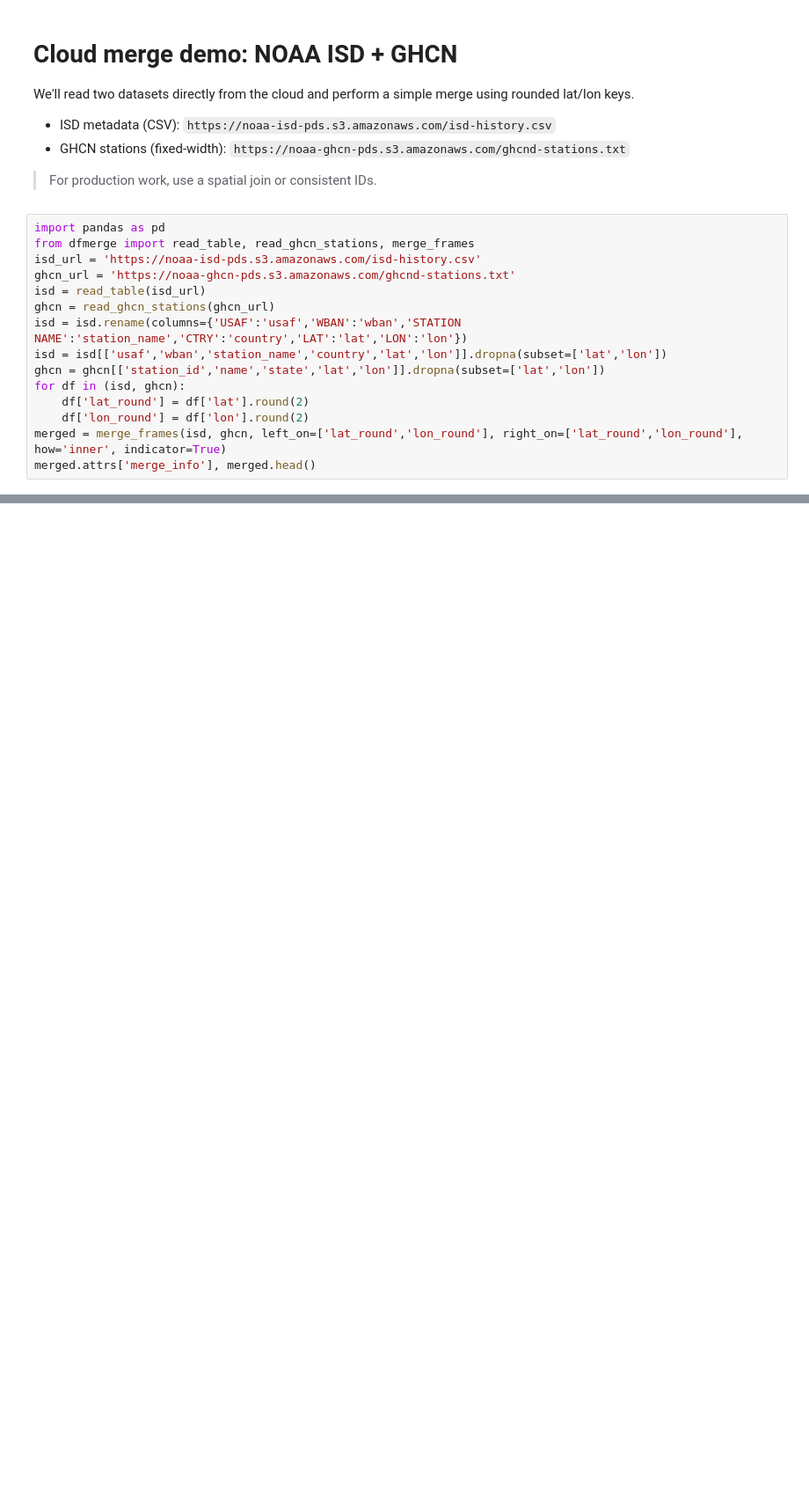
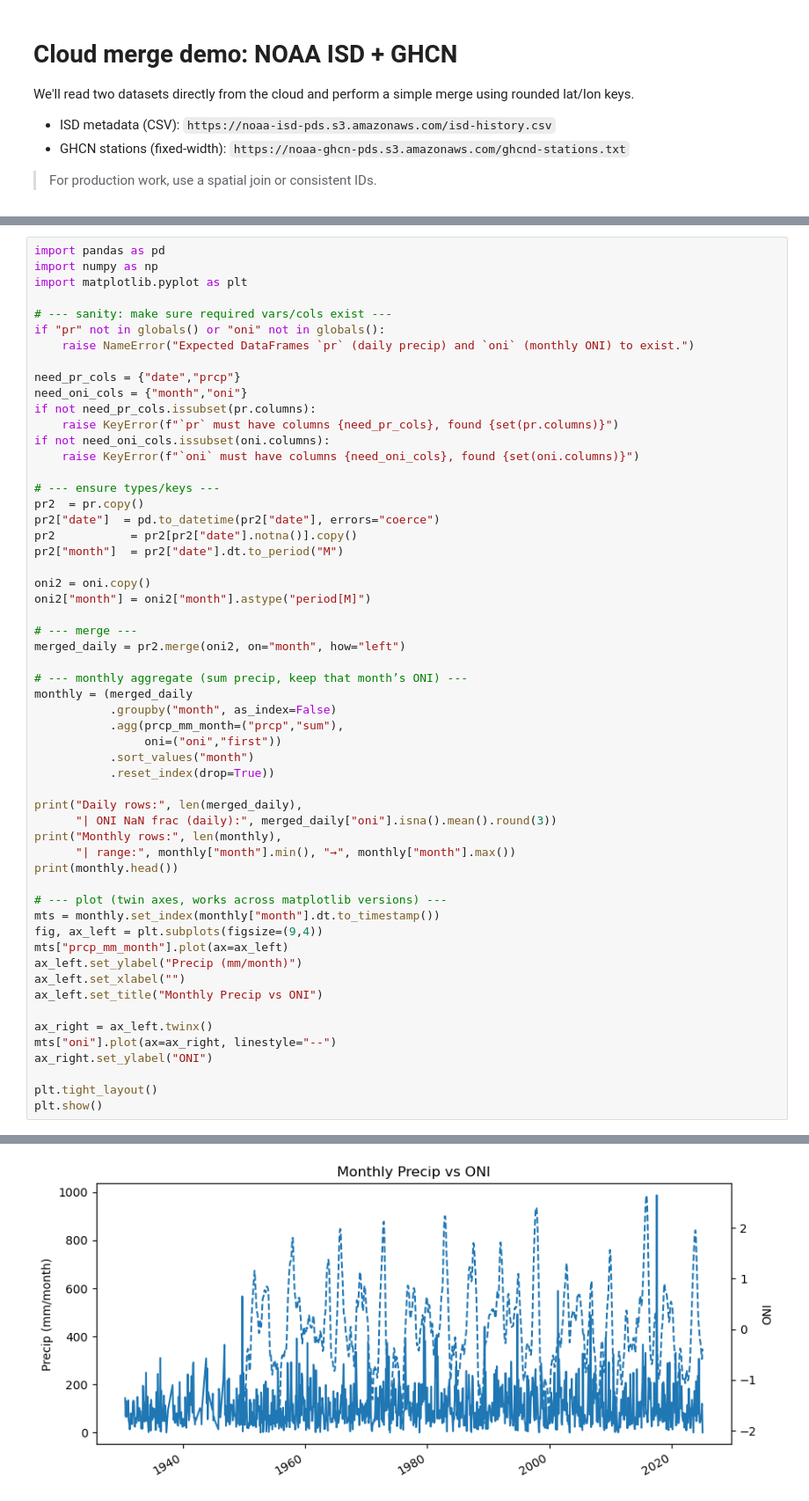
Before and after one commit to zdaq12/ATMS-523-Module-4-CheckIn, a Jupyter notebook: notebooks/merge_demo.ipynb, the cells around one changed output, grey strips where cells are left out. Shown: that part at 88% size. Saved outputs shown, nothing was run; the diff lists cells and outputs as text; blank space fills up the shorter version.

```diff
--- a/notebooks/merge_demo.ipynb
+++ b/notebooks/merge_demo.ipynb
@@ -6,18 +6,3 @@ We'll read two datasets directly from the cloud and perform a simple merge using
 - GHCN stations (fixed-width): `https://noaa-ghcn-pds.s3.amazonaws.com/ghcnd-stations.txt`
 
 > For production work, use a spatial join or consistent IDs.
-# %%
-import pandas as pd
-from dfmerge import read_table, read_ghcn_stations, merge_frames
-isd_url = 'https://noaa-isd-pds.s3.amazonaws.com/isd-history.csv'
-ghcn_url = 'https://noaa-ghcn-pds.s3.amazonaws.com/ghcnd-stations.txt'
-isd = read_table(isd_url)
-ghcn = read_ghcn_stations(ghcn_url)
-isd = isd.rename(columns={'USAF':'usaf','WBAN':'wban','STATION NAME':'station_name','CTRY':'country','LAT':'lat','LON':'lon'})
-isd = isd[['usaf','wban','station_name','country','lat','lon']].dropna(subset=['lat','lon'])
-ghcn = ghcn[['station_id','name','state','lat','lon']].dropna(subset=['lat','lon'])
-for df in (isd, ghcn):
-    df['lat_round'] = df['lat'].round(2)
-    df['lon_round'] = df['lon'].round(2)
-merged = merge_frames(isd, ghcn, left_on=['lat_round','lon_round'], right_on=['lat_round','lon_round'], how='inner', indicator=True)
-merged.attrs['merge_info'], merged.head()
@@ -26,0 +88,57 @@ outer.attrs['merge_info'], outer['_merge'].value_counts().to_frame('count')
+# %%
+import pandas as pd
+import numpy as np
+import matplotlib.pyplot as plt
+
+# --- sanity: make sure required vars/cols exist ---
+if "pr" not in globals() or "oni" not in globals():
+    raise NameError("Expected DataFrames `pr` (daily precip) and `oni` (monthly ONI) to exist.")
+
+need_pr_cols = {"date","prcp"}
+need_oni_cols = {"month","oni"}
+if not need_pr_cols.issubset(pr.columns):
+    raise KeyError(f"`pr` must have columns {need_pr_cols}, found {set(pr.columns)}")
+if not need_oni_cols.issubset(oni.columns):
+    raise KeyError(f"`oni` must have columns {need_oni_cols}, found {set(oni.columns)}")
+
+# --- ensure types/keys ---
+pr2  = pr.copy()
+pr2["date"]  = pd.to_datetime(pr2["date"], errors="coerce")
+pr2           = pr2[pr2["date"].notna()].copy()
+pr2["month"]  = pr2["date"].dt.to_period("M")
+
+oni2 = oni.copy()
+oni2["month"] = oni2["month"].astype("period[M]")
+
+# --- merge ---
+merged_daily = pr2.merge(oni2, on="month", how="left")
+
+# --- monthly aggregate (sum precip, keep that month’s ONI) ---
+monthly = (merged_daily
+           .groupby("month", as_index=False)
+           .agg(prcp_mm_month=("prcp","sum"),
+                oni=("oni","first"))
+           .sort_values("month")
+           .reset_index(drop=True))
+
+print("Daily rows:", len(merged_daily),
+      "| ONI NaN frac (daily):", merged_daily["oni"].isna().mean().round(3))
+print("Monthly rows:", len(monthly),
+      "| range:", monthly["month"].min(), "→", monthly["month"].max())
+print(monthly.head())
+
+# --- plot (twin axes, works across matplotlib versions) ---
+mts = monthly.set_index(monthly["month"].dt.to_timestamp())
+fig, ax_left = plt.subplots(figsize=(9,4))
+mts["prcp_mm_month"].plot(ax=ax_left)
+ax_left.set_ylabel("Precip (mm/month)")
+ax_left.set_xlabel("")
+ax_left.set_title("Monthly Precip vs ONI")
+
+ax_right = ax_left.twinx()
+mts["oni"].plot(ax=ax_right, linestyle="--")
+ax_right.set_ylabel("ONI")
+
+plt.tight_layout()
+plt.show()
+# %% [output]
@@ -26,0 +153 @@ outer.attrs['merge_info'], outer['_merge'].value_counts().to_frame('count')
+[figure, added]
```
Also changed, not shown: parts of 5 cells of this notebook.
